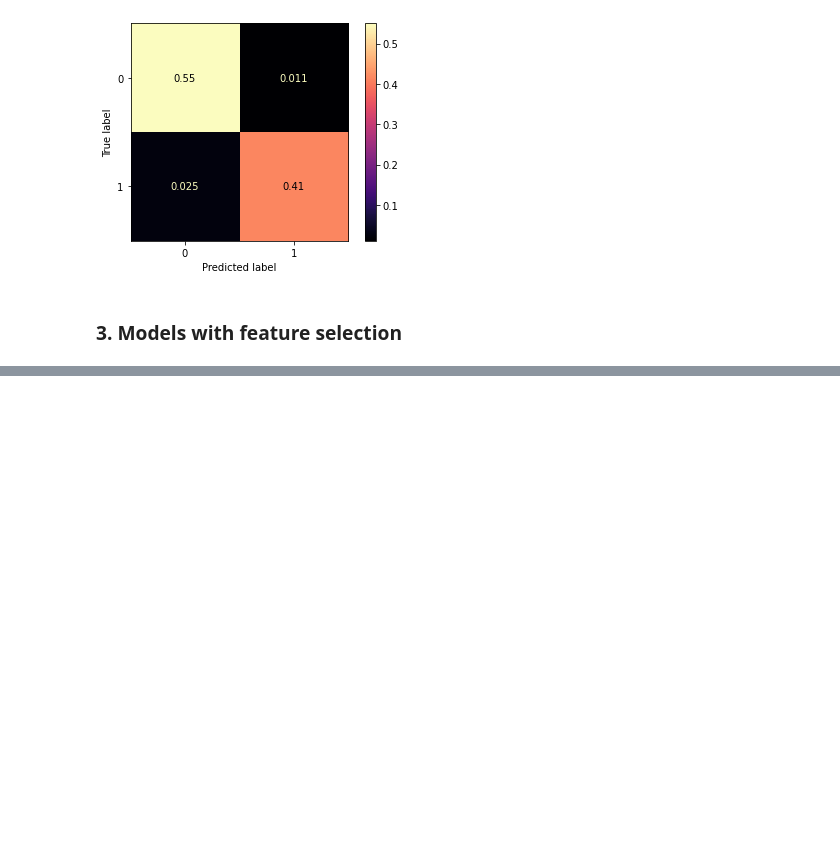
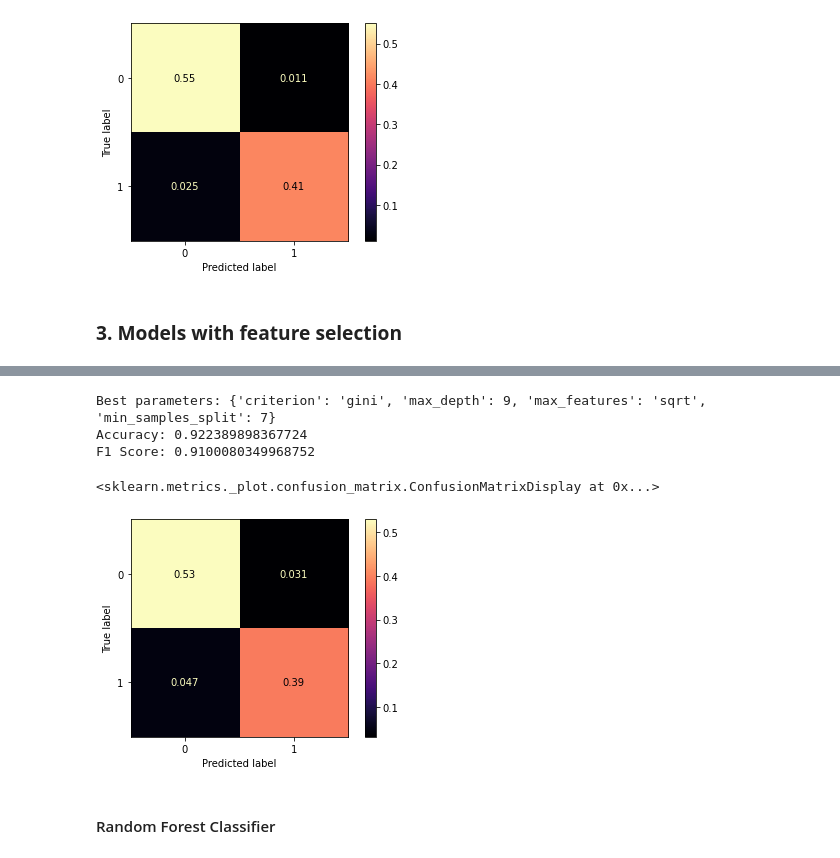
Before and after one commit to Dogecat0/kaggle_projects, a Jupyter notebook: kaggle_airline_passenger_satisfaction/airline_passenger_satisfaction_analysis.ipynb, the cells around one changed output, grey strips where cells are left out. Cells and saved outputs as stored; diff of their text form; code cells hidden in the pictures; blank space fills up the shorter version.

```diff
--- a/kaggle_airline_passenger_satisfaction/airline_passenger_satisfaction_analysis.ipynb
+++ b/kaggle_airline_passenger_satisfaction/airline_passenger_satisfaction_analysis.ipynb
@@ -480,0 +604,9 @@ F1 Score: 0.9579487179487179
+# %%
+tree = DecisionTreeClassifier()
+param_grid_tree = {'criterion':('gini', 'entropy', 'log_loss'),
+                   'max_depth': list(range(1,10)),
+                   'min_samples_split': list(range(1,10)),
+                   'max_features': ('sqrt', 'log2'),}
+cv = RepeatedStratifiedKFold(n_splits=6, n_repeats=3, random_state=1)
+gst = GridSearchCV(tree, param_grid=param_grid_tree, cv=cv, verbose=1, n_jobs=-1)
+gst.fit(X_train, y_train)
@@ -480,0 +622,13 @@ F1 Score: 0.9579487179487179
+# %%
+print('Best parameters:', gst.best_params_)
+print('Accuracy:', metrics.accuracy_score(y_test, gst.predict(X_test)))
+print('F1 Score:', metrics.f1_score(y_test, gst.predict(X_test)))
+metrics.plot_confusion_matrix(gst, X_test, y_test,cmap=plt.cm.magma, normalize = 'all')
+# %% [output]
+Best parameters: {'criterion': 'gini', 'max_depth': 9, 'max_features': 'sqrt', 'min_samples_split': 7}
+Accuracy: 0.922389898367724
+F1 Score: 0.9100080349968752
+<sklearn.metrics._plot.confusion_matrix.ConfusionMatrixDisplay at 0x...>
+[figure, added]
+# %% [markdown]
+#### Random Forest Classifier
```
Also changed, not shown: parts of 25 cells of this notebook, 2 other files.
